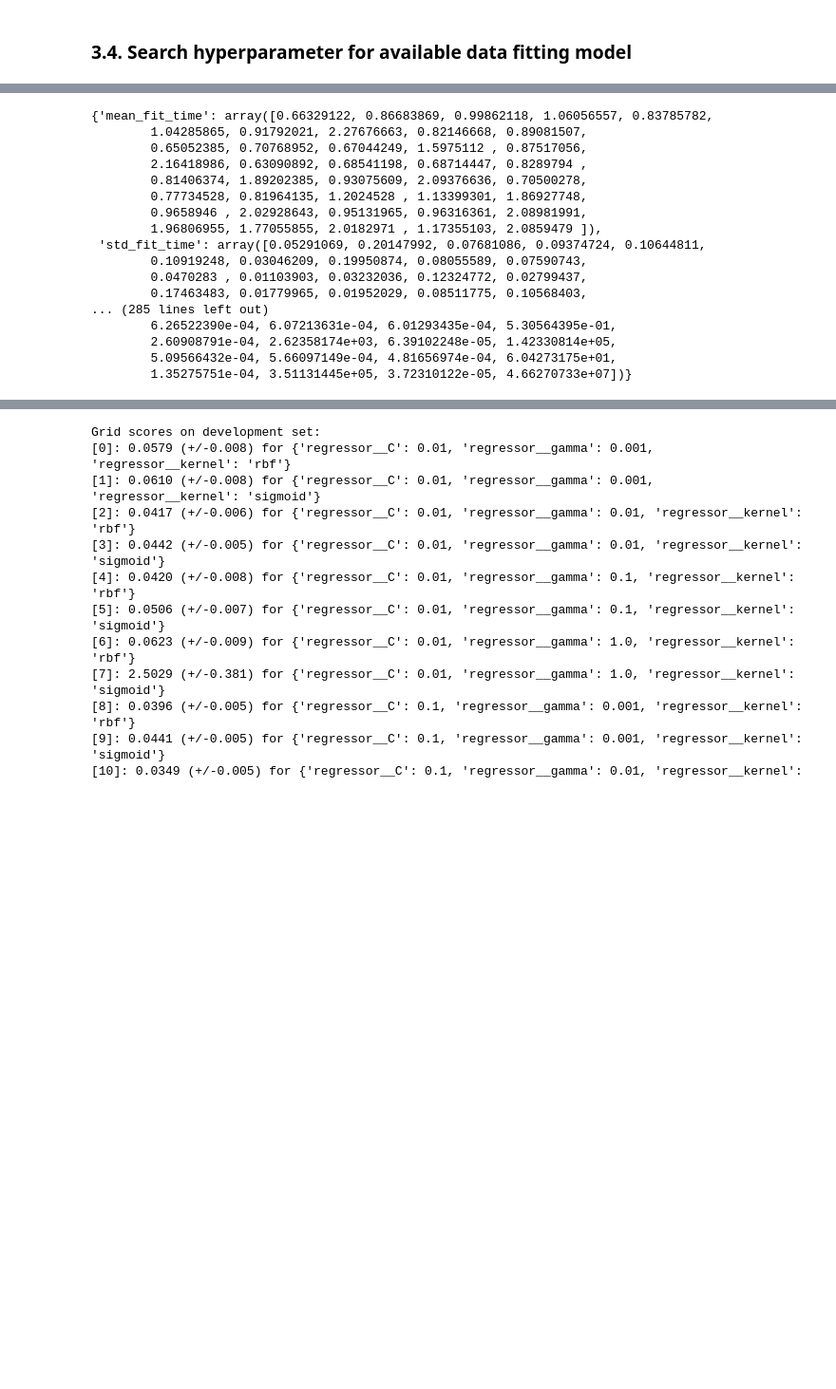
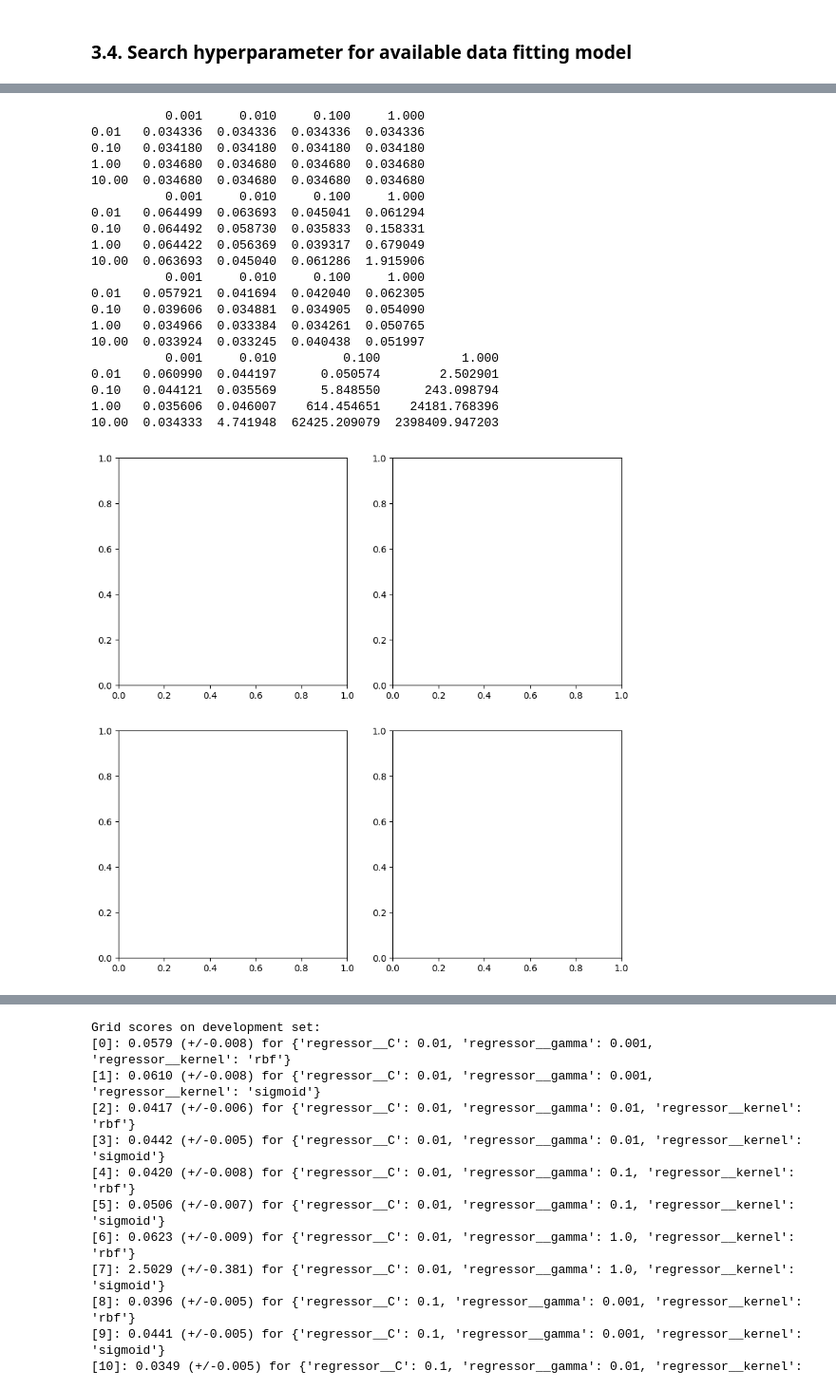
Before and after one commit to dagngyen/hcmus_23-24_coursesra-courses-analysis, a Jupyter notebook: Phase 2: Building model/svm-sigmoid copy.ipynb, the cells around one changed output, grey strips where cells are left out. Shown at 95% size. Cells and saved outputs as stored; diff of their text form; code cells hidden in the pictures; blank space fills up the shorter version.

Commit message:
copy update

```diff
--- a/Phase 2: Building model/svm-sigmoid copy.ipynb
+++ b/Phase 2: Building model/svm-sigmoid copy.ipynb
@@ -159,19 +159,19 @@ pipe_svm = Pipeline([('preprocessor', preprocessor),
                       ('regressor', SVR())])
 
 # Fine-tuning hyperparameters
-param_kernel = ['rbf', 'sigmoid']
-param_C = [0.01, 0.1, 1.0, 10.0, 100.0]
+param_kernel = ['linear', 'rbf', 'sigmoid', 'poly']
+param_C = [0.01, 0.1, 1.0, 10.0]
 param_gamma = [0.001, 0.01, 0.1, 1.0]
 param_grid = [{'regressor__C': param_C,
                'regressor__kernel': param_kernel,
                'regressor__gamma': param_gamma}]
 
 # Use a regression-specific scoring metric
-gs_spe = GridSearchCV(
+reg_gs = GridSearchCV(
     estimator=pipe_svm,
     param_grid=param_grid,
     scoring="neg_mean_squared_error",
     return_train_score=True,
     cv=5)
 
-gs_spe = gs_spe.fit(X_train, y_train)
+reg_gs = reg_gs.fit(X_train, y_train)
@@ -216,0 +186,11 @@ make_scorer(mean_squared_error, greater_is_better=False)
+# %%
+# Get scoring values of ref_gs
+recording_df = pd.DataFrame({'kernel':np.ma.getdata(reg_gs.cv_results_['param_regressor__kernel']),
+                             'C':np.ma.getdata(reg_gs.cv_results_['param_regressor__C']),
+                             'gamma':np.ma.getdata(reg_gs.cv_results_['param_regressor__gamma']),
+                             'mean_test':['{:f}'.format(item) for item in -reg_gs.cv_results_['mean_test_score'].round(6)],
+                             'mean_train':['{:f}'.format(item) for item in -reg_gs.cv_results_['mean_train_score'].round(6)],
+                             'ranking':reg_gs.cv_results_['rank_test_score']},
+                            index=reg_gs.cv_results_['params'])\
+                                .sort_values(by=['kernel', 'C', 'gamma'], ascending=[True, True, True])
+recording_df.head(20)
@@ -217,3 +215,44 @@ make_scorer(mean_squared_error, greater_is_better=False)
+# %%
+heatmap_df = recording_df.reset_index().drop(columns=['index', 'mean_train', 'ranking']).set_index(['kernel'])
+
+# Set up the matplotlib figure
+fig, axes = plt.subplots(nrows=2, ncols=2, figsize=(10, 10))
+
+# Plot heatmap each kernel
+for index, kernel in enumerate(heatmap_df.index.unique()):
+    ax = axes[index // 2, index % 2]
+    data_plot = heatmap_df.loc[kernel].copy()\
+        .reset_index().drop(columns=['kernel'])\
+        .set_index(['C', 'gamma'])
+    data_plot = data_plot['mean_test'].unstack('gamma').rename_axis(None, axis=1)
+    data_plot.index.name = None
+    # sns.heatmap(data_plot, ax=ax)
+    print(data_plot)
+
+# data_temp = heatmap_df.loc['linear'].copy().reset_index().drop(columns=['kernel']).set_index(['C', 'gamma'])
+# data_temp['mean_test'].unstack('gamma').rename_axis(None, axis=1)
+# %% [output]
+          0.001     0.010     0.100     1.000
+0.01   0.034336  0.034336  0.034336  0.034336
+0.10   0.034180  0.034180  0.034180  0.034180
+1.00   0.034680  0.034680  0.034680  0.034680
+10.00  0.034680  0.034680  0.034680  0.034680
+          0.001     0.010     0.100     1.000
+0.01   0.064499  0.063693  0.045041  0.061294
+0.10   0.064492  0.058730  0.035833  0.158331
+1.00   0.064422  0.056369  0.039317  0.679049
+10.00  0.063693  0.045040  0.061286  1.915906
+          0.001     0.010     0.100     1.000
+0.01   0.057921  0.041694  0.042040  0.062305
+0.10   0.039606  0.034881  0.034905  0.054090
+1.00   0.034966  0.033384  0.034261  0.050765
+10.00  0.033924  0.033245  0.040438  0.051997
+          0.001     0.010         0.100           1.000
+0.01   0.060990  0.044197      0.050574        2.502901
+0.10   0.044121  0.035569      5.848550      243.098794
+1.00   0.035606  0.046007    614.454651    24181.768396
+10.00  0.034333  4.741948  62425.209079  2398409.947203
+[figure, added]
 # %%
 
 # # Fit and transform the training data using the preprocessor
@@ -222,23 +261,3 @@ make_scorer(mean_squared_error, greater_is_better=False)
 # # # Transform the validation and test data using the preprocessor
 # # X_val_preprocessed = preprocessor.transform(X_val)
 # # X_test_preprocessed = preprocessor.transform(X_test)
-# %%
-gs_spe.cv_results_
-# %% [output]
-{'mean_fit_time': array([0.66329122, 0.86683869, 0.99862118, 1.06056557, 0.83785782,
-        1.04285865, 0.91792021, 2.27676663, 0.82146668, 0.89081507,
-        0.65052385, 0.70768952, 0.67044249, 1.5975112 , 0.87517056,
-        2.16418986, 0.63090892, 0.68541198, 0.68714447, 0.8289794 ,
-        0.81406374, 1.89202385, 0.93075609, 2.09376636, 0.70500278,
-        0.77734528, 0.81964135, 1.2024528 , 1.13399301, 1.86927748,
-        0.9658946 , 2.02928643, 0.95131965, 0.96316361, 2.08981991,
-        1.96806955, 1.77055855, 2.0182971 , 1.17355103, 2.0859479 ]),
- 'std_fit_time': array([0.05291069, 0.20147992, 0.07681086, 0.09374724, 0.10644811,
-        0.10919248, 0.03046209, 0.19950874, 0.08055589, 0.07590743,
-        0.0470283 , 0.01103903, 0.03232036, 0.12324772, 0.02799437,
-        0.17463483, 0.01779965, 0.01952029, 0.08511775, 0.10568403,
-... (285 lines left out)
-        6.26522390e-04, 6.07213631e-04, 6.01293435e-04, 5.30564395e-01,
-        2.60908791e-04, 2.62358174e+03, 6.39102248e-05, 1.42330814e+05,
-        5.09566432e-04, 5.66097149e-04, 4.81656974e-04, 6.04273175e+01,
-        1.35275751e-04, 3.51131445e+05, 3.72310122e-05, 4.66270733e+07])}
```
Also changed, not shown: parts of 13 cells of this notebook, 1 other file.
